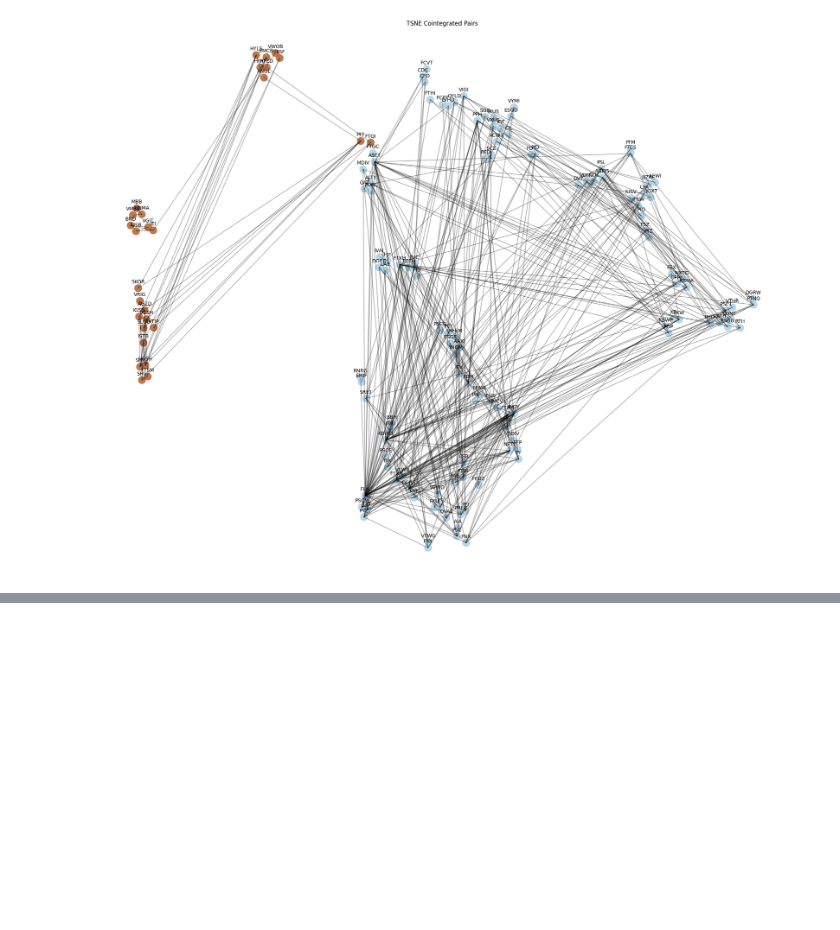
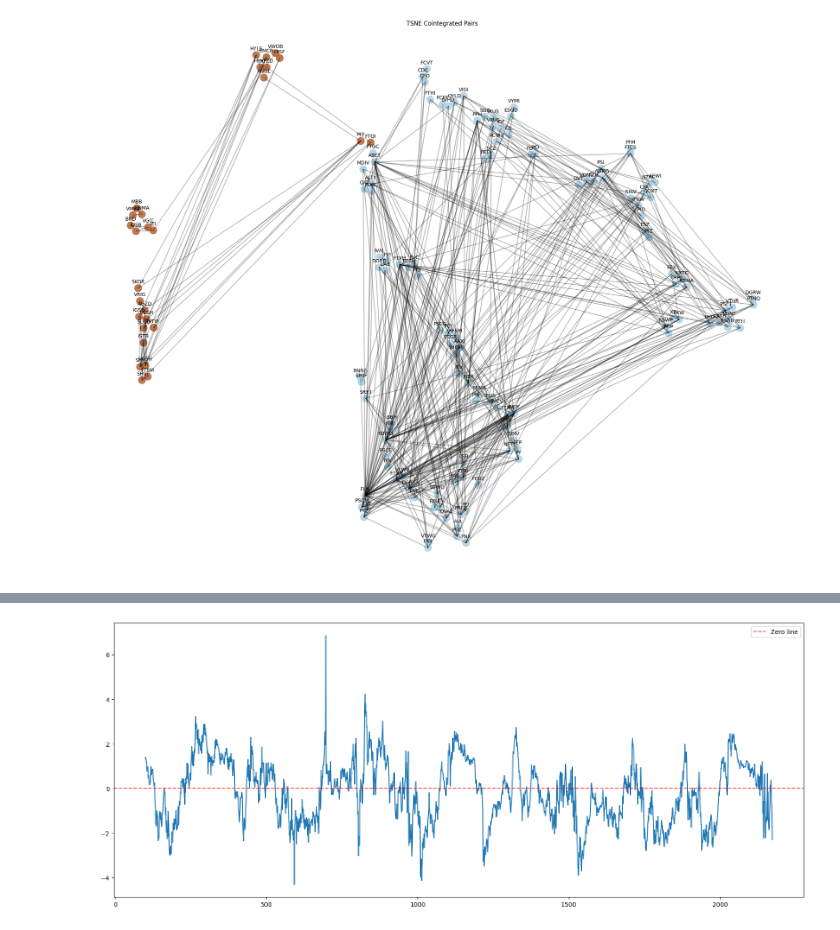
Before and after one commit to davidsprieto/python-ml-trading, a Jupyter notebook: unsupervised-ml/k-means/3-k-means-clustering.ipynb, the cells around one changed output, grey strips where cells are left out. Drawn from its saved outputs; the diff is of its cells as text; code cells hidden in the pictures; blank space fills up the shorter version.

```diff
--- a/unsupervised-ml/k-means/3-k-means-clustering.ipynb
+++ b/unsupervised-ml/k-means/3-k-means-clustering.ipynb
@@ -341,0 +363,15 @@ for x, y, name in zip(X_tsne[:, 0], X_tsne[:, 1], df_TSNE.index):
+# %%
+# Plot the Z Score
+window = 100 # (The larger the window, the less sensitive it is to recent movement)
+spread_series = pd.Series(spread)
+mean = spread_series.rolling(center=False, window=window).mean()
+std = spread_series.rolling(center=False, window=window).std()
+x = spread_series.rolling(center=False, window=1).mean()
+z_score = (x - mean) / std
+plt.figure(1, figsize=(20,8))
+plt.plot(z_score)
+plt.axhline(y=0, color='red', linestyle='--', alpha=0.7, label='Zero line')
+plt.legend()
+plt.show()
+# %% [output]
+[figure, added]
```
Also changed, not shown: parts of 9 cells of this notebook.
